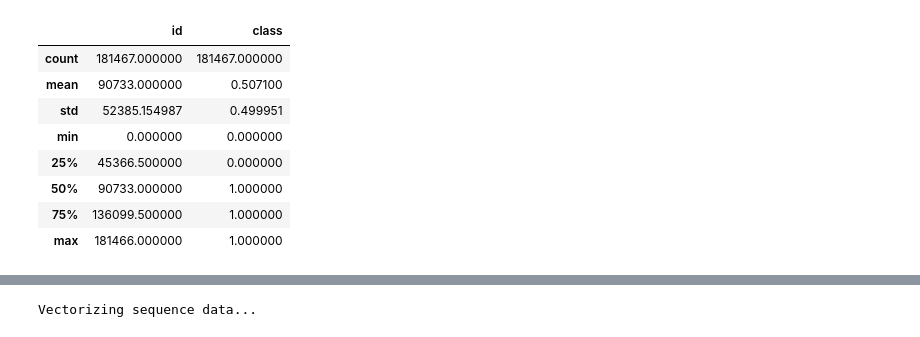
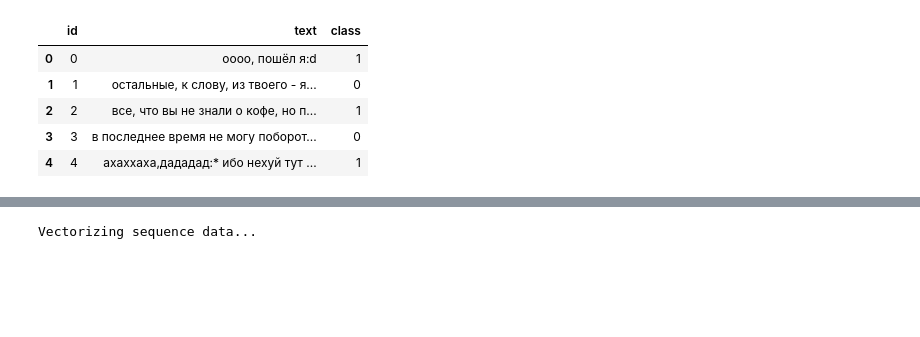
Before and after one commit to innagorda/keras-sentiment-analysis, a Jupyter notebook: CNN_solution.ipynb, the cells around one changed output, grey strips where cells are left out. Cells and saved outputs as stored; diff of their text form; code cells hidden in the pictures; blank space fills up the shorter version.

```diff
--- a/CNN_solution.ipynb
+++ b/CNN_solution.ipynb
@@ -17,17 +19,14 @@ df_train = pandas.read_csv("data/train.csv")
 df_test = pandas.read_csv("data/test.csv")
 df_val = pandas.read_csv("data/val.csv")
 # %%
-df_train.describe()
+df_train.head()
 # %% [output]
-|  | id | class |
-| count | 181467.000000 | 181467.000000 |
-| mean | 90733.000000 | 0.507100 |
-| std | 52385.154987 | 0.499951 |
-| min | 0.000000 | 0.000000 |
-| 25% | 45366.500000 | 0.000000 |
-| 50% | 90733.000000 | 1.000000 |
-| 75% | 136099.500000 | 1.000000 |
-| max | 181466.000000 | 1.000000 |
+|  | id | text | class |
+| 0 | 0 | оооо, пошёл я:d | 1 |
+| 1 | 1 | остальные, к слову, из твоего - я... | 0 |
+| 2 | 2 | все, что вы не знали о кофе, но п... | 1 |
+| 3 | 3 | в последнее время не могу поборот... | 0 |
+| 4 | 4 | ахаххаха,дададад:* ибо нехуй тут ... | 1 |
 # %%
 print("Preparing the Tokenizer...")
 tokenizer = Tokenizer(num_words=max_words)
```
Also changed, not shown: parts of 2 cells of this notebook, 5 other files.
